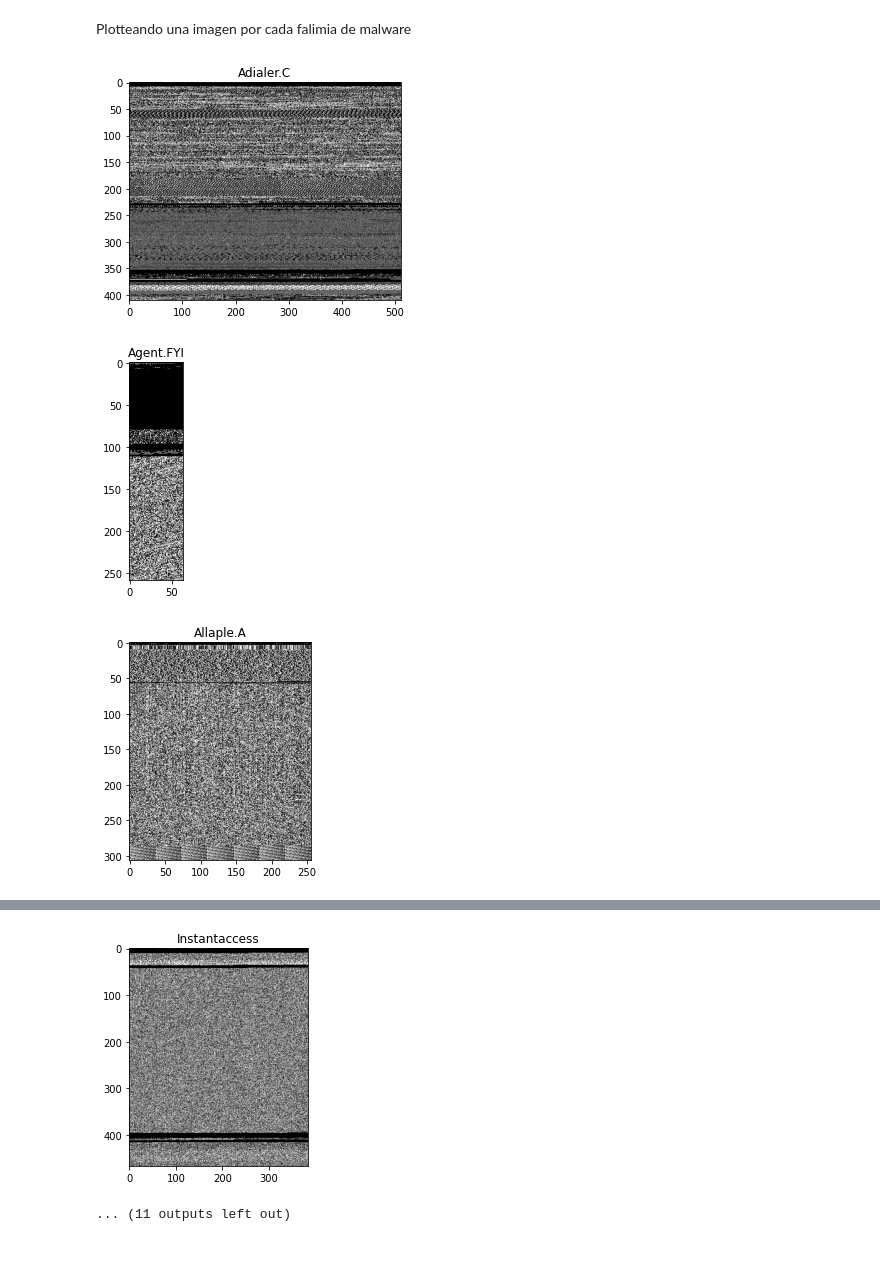
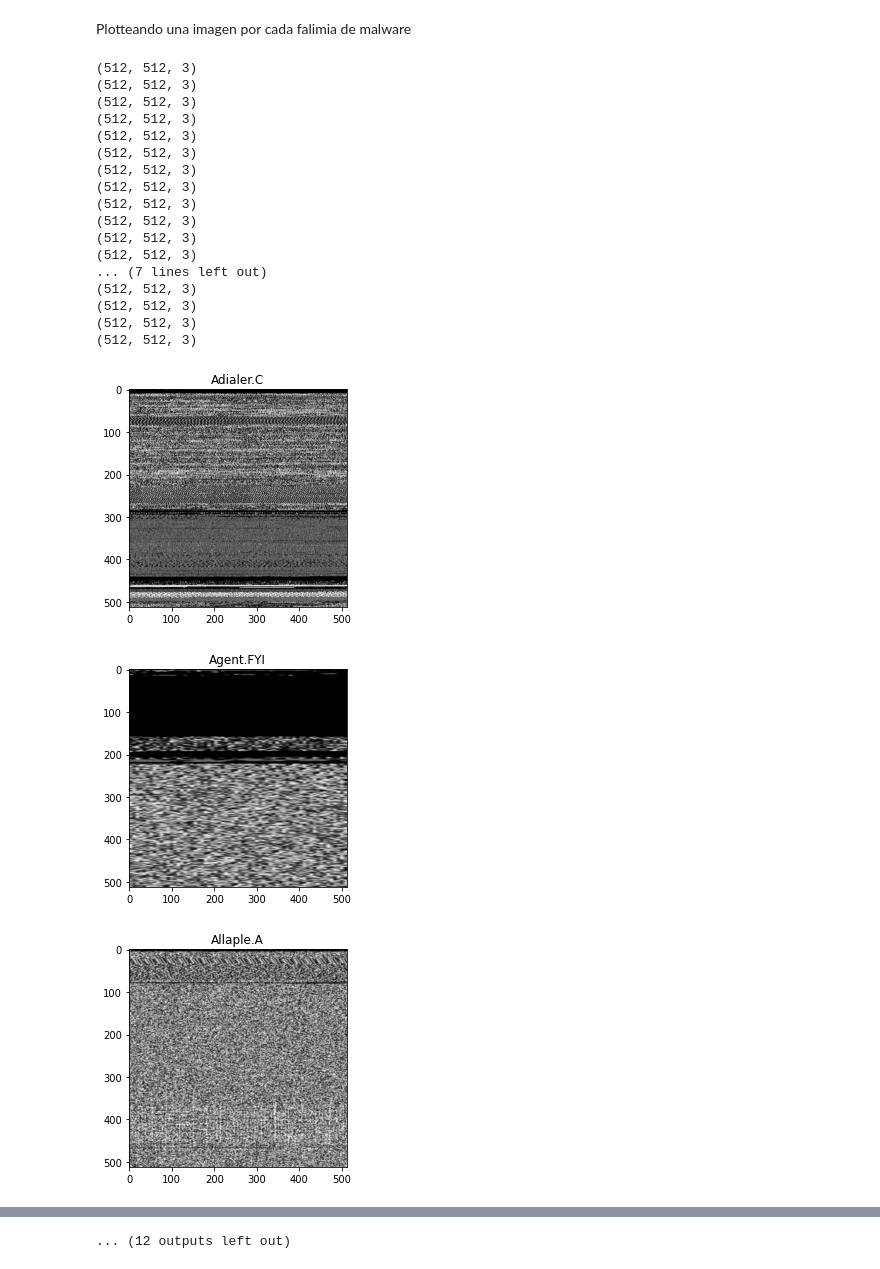
Before and after one commit to DaronP/Lab07_SDS, a Jupyter notebook: lab07.ipynb, the cells around one changed output, grey strips where cells are left out. Cells and saved outputs as stored; diff of their text form; code cells hidden in the pictures.

```diff
--- a/lab07.ipynb
+++ b/lab07.ipynb
@@ -167,16 +214,67 @@ Yuner.A :  146
+# %%
+df_dict = {'Adialer.C': [],
+             'Agent.FYI': [],
+             'Allaple.A': [],
+             'Allaple.L': [],
+             'Alueron.gen!J': [],
+             'Autorun.K': [],
+             'C2LOP.gen!G': [],
+             'C2LOP.P': [],
+             'Dialplatform.B': [],
+             'Dontovo.A': [],
+             'Fakerean': [],
+             'Instantaccess': [],
+             'Lolyda.AA1': [],
+             'Lolyda.AA2': [],
+             'Lolyda.AA3': [],
+             'Lolyda.AT': [],
+             'Malex.gen!J': [],
+             'Obfuscator.AD': [],
+             'Rbot!gen': [],
+             'Swizzor.gen!E': [],
+             'Swizzor.gen!I': [],
+             'VB.AT': [],
+             'Yuner.A': []}
+
+for i in data_dict:
+    image_list = []
+    for j in range(len(data_dict[i])):
+        im = cv2.imread(data_dict[i][j])
+        im = cv2.resize(im, (512, 512))
+        image_list.append(im)
+
+    df_dict[i] = image_list
 # %% [markdown]
 Plotteando una imagen por cada falimia de malware
 # %%
 x = randint(0, 100)
 
 images = []
 
-for i in data_dict:
-    img = cv2.imread(data_dict[i][x])
+for i in df_dict:
+    img = df_dict[i][x]
     plt.figure()
     plt.title(i)
     plt.imshow(img)
+    print(img.shape)
 # %% [output]
+(512, 512, 3)
+(512, 512, 3)
+(512, 512, 3)
+(512, 512, 3)
+(512, 512, 3)
+(512, 512, 3)
+(512, 512, 3)
+(512, 512, 3)
+(512, 512, 3)
+(512, 512, 3)
+(512, 512, 3)
+(512, 512, 3)
+... (7 lines left out)
+(512, 512, 3)
+(512, 512, 3)
+(512, 512, 3)
+(512, 512, 3)
-[figure, old version]
+[figure, new version]
-[figure, old version]
+[figure, new version]
-[figure, old version]
+[figure, new version]
@@ -191,2 +289 @@ for i in data_dict:
-[figure, removed]
-... (11 outputs left out)
+... (12 outputs left out)
```
Also changed, not shown: parts of 11 cells of this notebook, 1 other file.
